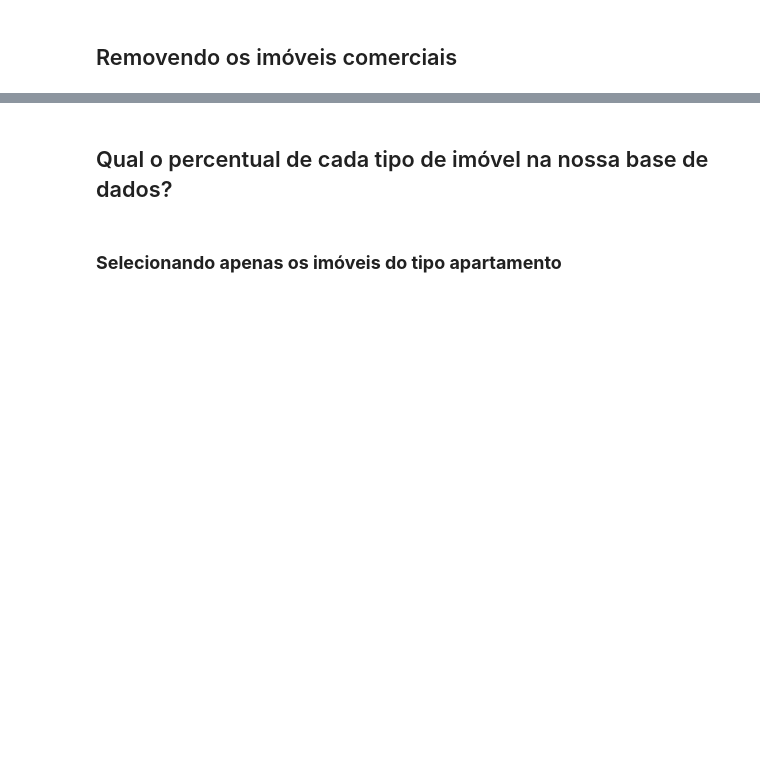
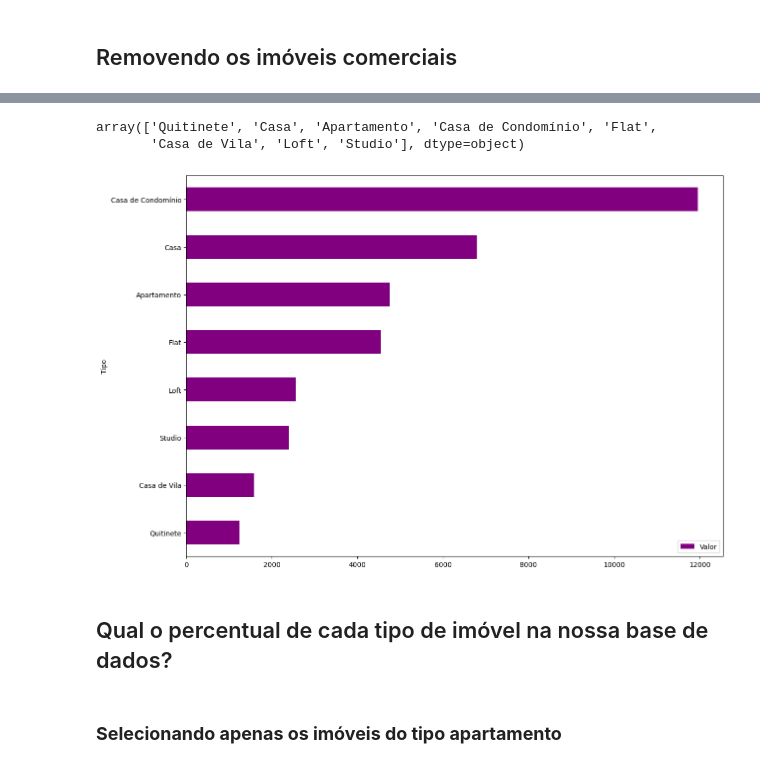
Before and after one commit to DiegoF-G/Pandas, a Jupyter notebook: projeto_imobiliaria.ipynb, the cells around one changed output, grey strips where cells are left out. Drawn from its saved outputs; the diff is of its cells as text; code cells hidden in the pictures; blank space fills up the shorter version.

```diff
--- a/projeto_imobiliaria.ipynb
+++ b/projeto_imobiliaria.ipynb
@@ -136,0 +289,5 @@ print(dados[['Quartos', 'Valor']])
+# %%
+# Salvando os imóveis residenciais
+imoveis_residenciais = dados.query('@imoveis_comerciais not in Tipo')
+
+imoveis_residenciais.head() # Tinha um conjunto comercial no índice 2, não tem mais!
@@ -137,3 +301,16 @@ print(dados[['Quartos', 'Valor']])
+# %%
+# Conferindo mais uma vez...
+display(imoveis_residenciais.Tipo.unique())
+# %% [output]
+array(['Quitinete', 'Casa', 'Apartamento', 'Casa de Condomínio', 'Flat',
+       'Casa de Vila', 'Loft', 'Studio'], dtype=object)
+# %%
+# Plotando novamente um gráfico apenas com os imóveis residenciais
+df_preco_tipo = imoveis_residenciais.groupby("Tipo").mean()[["Valor"]].sort_values("Valor")
+
+df_preco_tipo.plot(kind='barh', figsize=(14, 10), color ='purple')
+# %% [output]
+[figure, added]
 # %% [markdown]
 ## Qual o percentual de cada tipo de imóvel na nossa base de dados?
 # %% [markdown]
```
Also changed, not shown: parts of 13 cells of this notebook.
